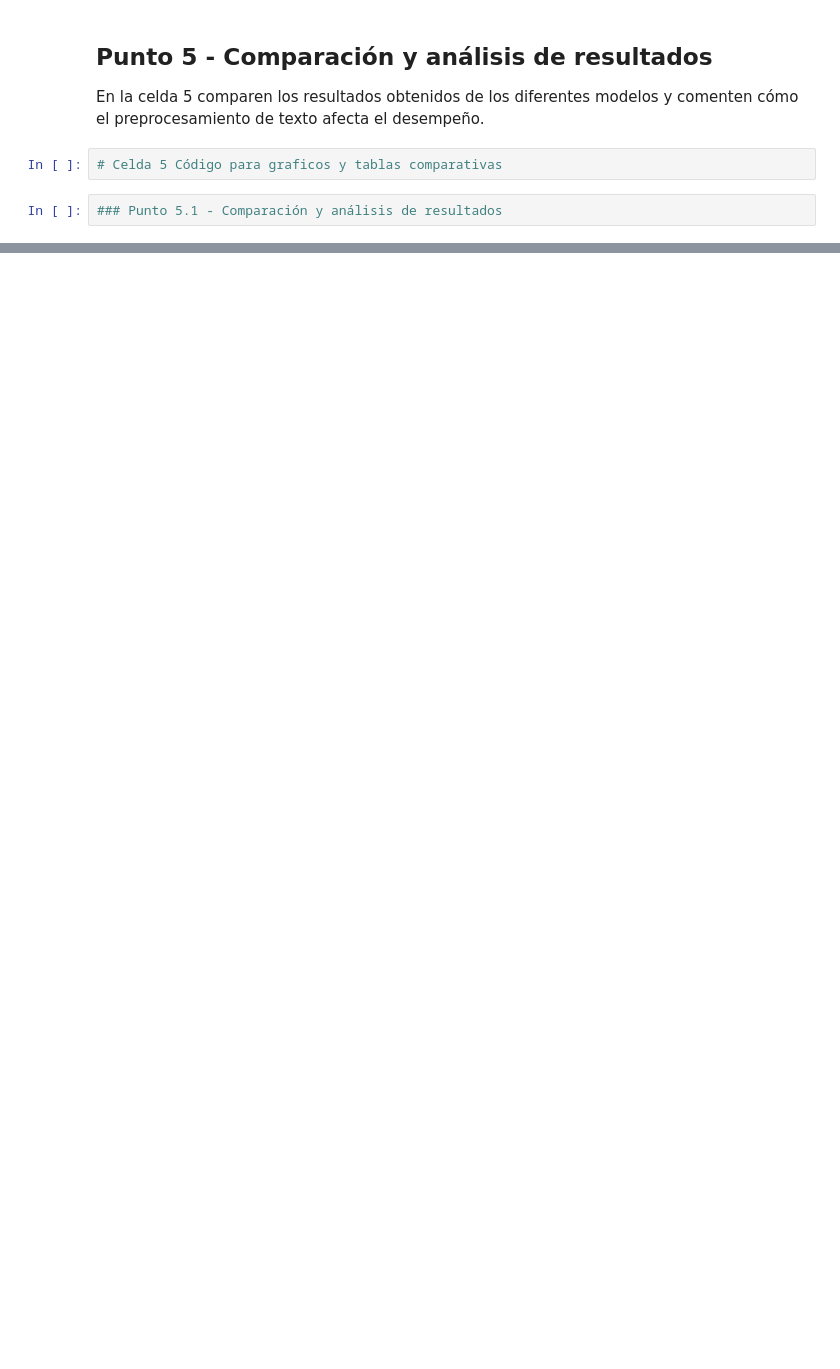
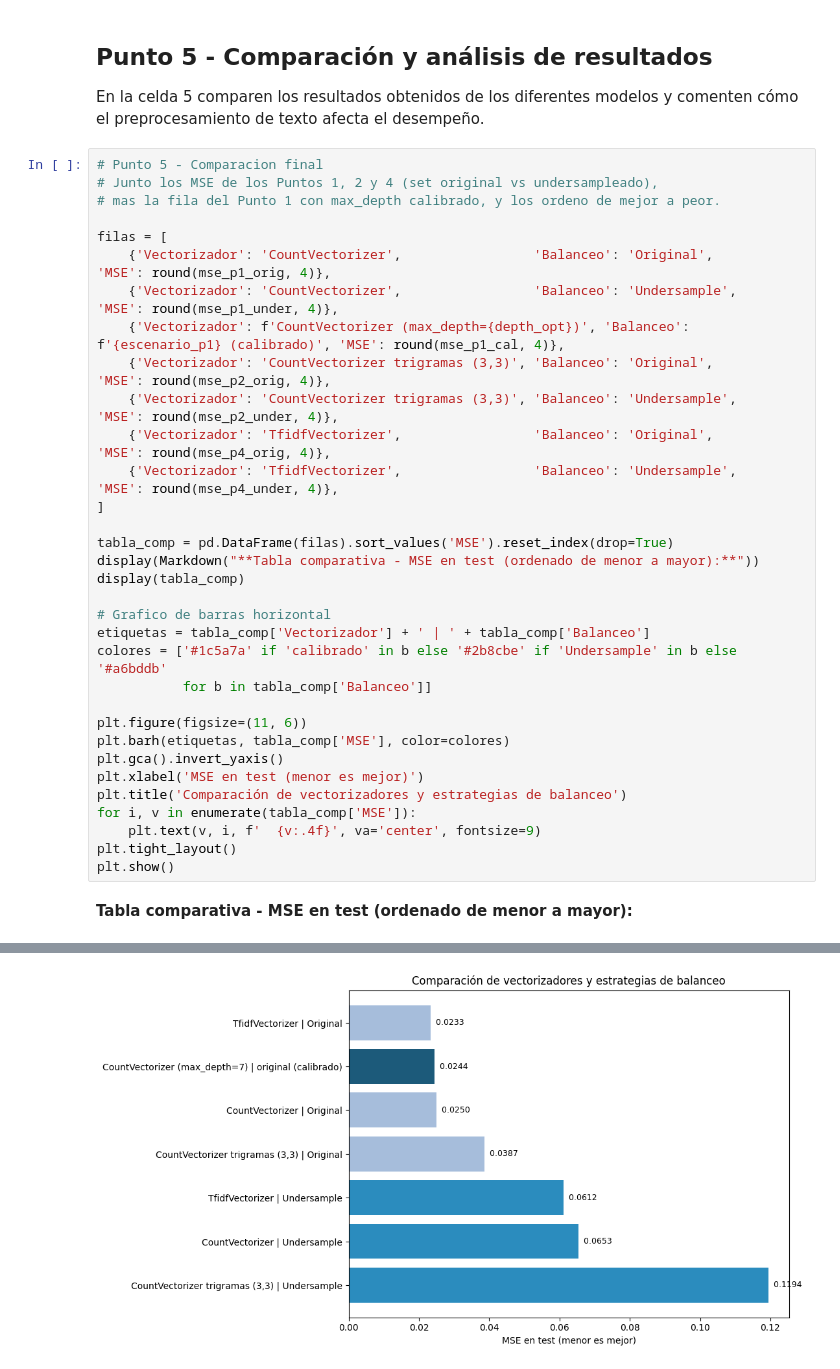
Before and after one commit to JohanManjarresMIAD/JohanManjarresMIAD-JohanManjarresMIAD-MIAD_ML_NLP_2026-Grupo_26, a Jupyter notebook: Semana 4/S4TC1_Tokenizacion.ipynb, the cells around one changed output, grey strips where cells are left out. Drawn from its saved outputs; the diff is of its cells as text; blank space fills up the shorter version.

```diff
--- a/Semana 4/S4TC1_Tokenizacion.ipynb
+++ b/Semana 4/S4TC1_Tokenizacion.ipynb
@@ -227,7 +412,38 @@ Recuerden que el preprocesamiento que se haga sobre los datos de entrenamiento
 ## Punto 5 - Comparación y análisis de resultados
 
 En la celda 5 comparen los resultados obtenidos de los diferentes modelos y comenten cómo el preprocesamiento de texto afecta el desempeño.
-# %%
-# Celda 5 Código para graficos y tablas comparativas
-# %%
-### Punto 5.1 - Comparación y análisis de resultados
+# %%
+# Punto 5 - Comparacion final
+# Junto los MSE de los Puntos 1, 2 y 4 (set original vs undersampleado),
+# mas la fila del Punto 1 con max_depth calibrado, y los ordeno de mejor a peor.
+
+filas = [
+    {'Vectorizador': 'CountVectorizer',                 'Balanceo': 'Original',                      'MSE': round(mse_p1_orig, 4)},
+    {'Vectorizador': 'CountVectorizer',                 'Balanceo': 'Undersample',                   'MSE': round(mse_p1_under, 4)},
+    {'Vectorizador': f'CountVectorizer (max_depth={depth_opt})', 'Balanceo': f'{escenario_p1} (calibrado)', 'MSE': round(mse_p1_cal, 4)},
+    {'Vectorizador': 'CountVectorizer trigramas (3,3)', 'Balanceo': 'Original',                      'MSE': round(mse_p2_orig, 4)},
+    {'Vectorizador': 'CountVectorizer trigramas (3,3)', 'Balanceo': 'Undersample',                   'MSE': round(mse_p2_under, 4)},
+    {'Vectorizador': 'TfidfVectorizer',                 'Balanceo': 'Original',                      'MSE': round(mse_p4_orig, 4)},
+    {'Vectorizador': 'TfidfVectorizer',                 'Balanceo': 'Undersample',                   'MSE': round(mse_p4_under, 4)},
+]
+
+tabla_comp = pd.DataFrame(filas).sort_values('MSE').reset_index(drop=True)
+display(Markdown("**Tabla comparativa - MSE en test (ordenado de menor a mayor):**"))
+display(tabla_comp)
+
+# Grafico de barras horizontal
+etiquetas = tabla_comp['Vectorizador'] + ' | ' + tabla_comp['Balanceo']
+colores = ['#1c5a7a' if 'calibrado' in b else '#2b8cbe' if 'Undersample' in b else '#a6bddb'
+           for b in tabla_comp['Balanceo']]
+
+plt.figure(figsize=(11, 6))
+plt.barh(etiquetas, tabla_comp['MSE'], color=colores)
+plt.gca().invert_yaxis()
+plt.xlabel('MSE en test (menor es mejor)')
+plt.title('Comparación de vectorizadores y estrategias de balanceo')
+for i, v in enumerate(tabla_comp['MSE']):
+    plt.text(v, i, f'  {v:.4f}', va='center', fontsize=9)
+plt.tight_layout()
+plt.show()
+# %% [output]
+**Tabla comparativa - MSE en test (ordenado de menor a mayor):**
@@ -233,0 +458 @@ En la celda 5 comparen los resultados obtenidos de los diferentes modelos y come
+[figure, added]
```
Also changed, not shown: parts of 11 cells of this notebook, 1 other file.
